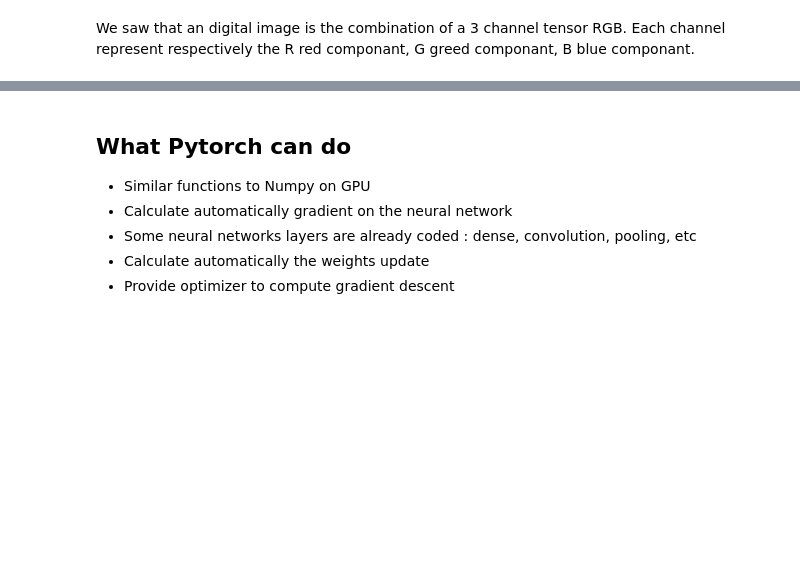
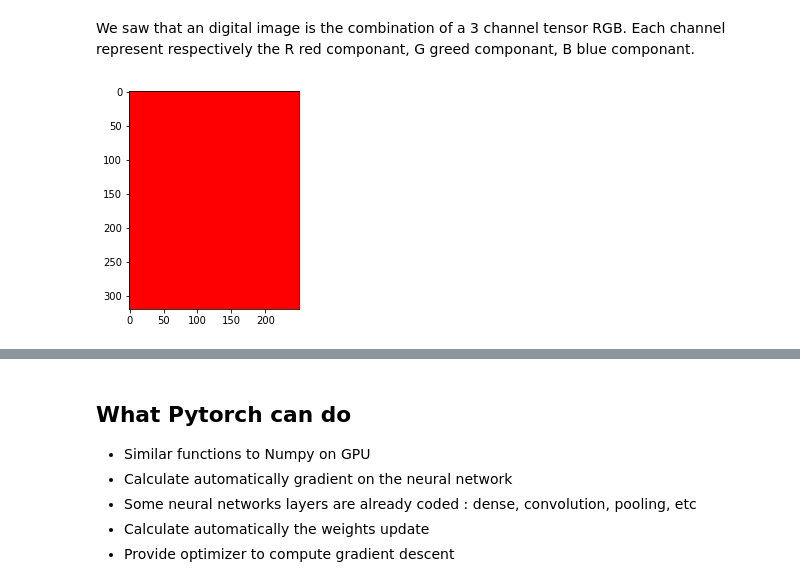
Before and after one commit to DL-ECE/tp2-deeplearningonimages-DiDiRWINY, a Jupyter notebook: convolution.ipynb, the cells around one changed output, grey strips where cells are left out. Cells and saved outputs as stored; diff of their text form; code cells hidden in the pictures; blank space fills up the shorter version.

```diff
--- a/convolution.ipynb
+++ b/convolution.ipynb
@@ -142,6 +142,10 @@ Each channel represent respectively the R red componant, G greed componant, B bl
 # Uncomment the 3 line below and complete with your answer
 
 
-# red_like = build_image_like_tensor(...)
-# green_like = build_image_like_tensor(...)
-# blue_like = build_image_like_tensor(...)
+rouge= [[[1,0,0]]]
+vert = [[[0,1,0]]]
+bleu = [[[0,0,1]]]
+
+red_like = build_image_like_tensor(320,250,3,rouge)
+green_like = build_image_like_tensor(320,250,3,vert)
+blue_like = build_image_like_tensor(320,250,3,bleu)
@@ -153,0 +152,4 @@ Each channel represent respectively the R red componant, G greed componant, B bl
+# %%
+plot_one_tensor(red_like)
+# %% [output]
+[figure, added]
```
Also changed, not shown: parts of 29 cells of this notebook.
